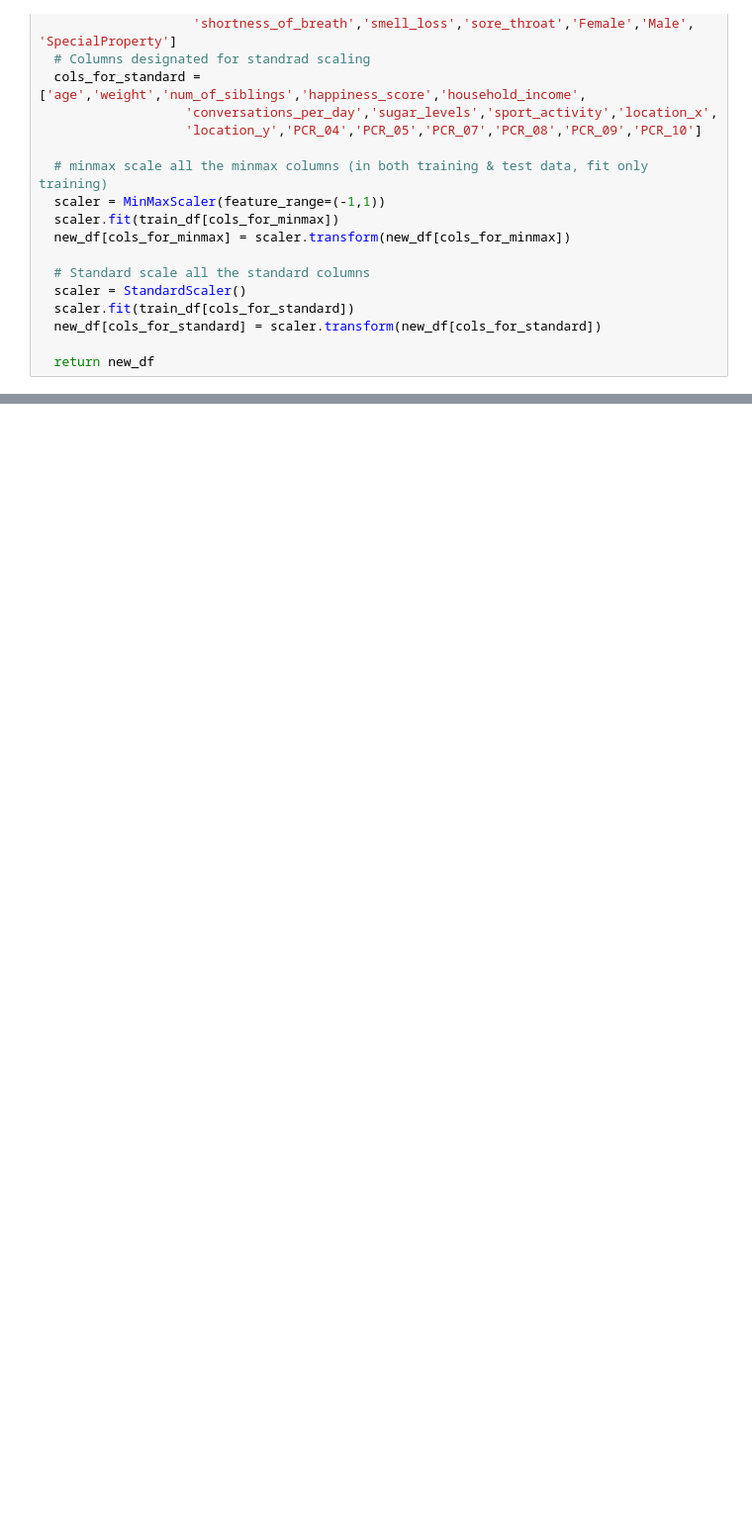
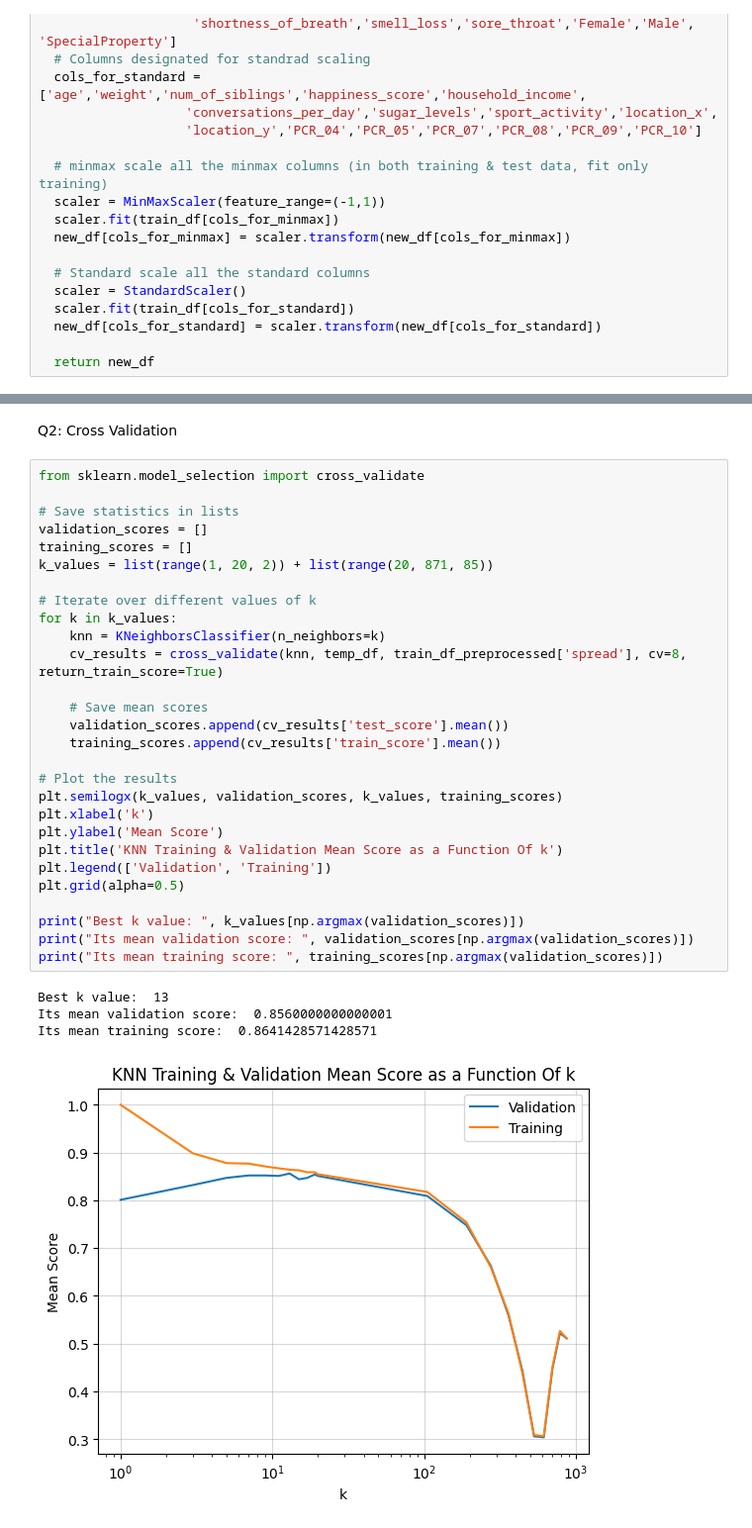
Before and after one commit to YonatanRozen/IML_MAJOR2, a Jupyter notebook: Major_HW2.ipynb, the cells around one changed output, grey strips where cells are left out. Shown at 99% size. Cells and saved outputs as stored; diff of their text form; blank space fills up the shorter version.

```diff
--- a/Major_HW2.ipynb
+++ b/Major_HW2.ipynb
@@ -206,0 +220,35 @@ NameError: name 'data_train_original' is not defined
+# %% [markdown]
+Q2: Cross Validation
+# %%
+from sklearn.model_selection import cross_validate
+
+# Save statistics in lists
+validation_scores = []
+training_scores = []
+k_values = list(range(1, 20, 2)) + list(range(20, 871, 85))
+
+# Iterate over different values of k
+for k in k_values:
+    knn = KNeighborsClassifier(n_neighbors=k)
+    cv_results = cross_validate(knn, temp_df, train_df_preprocessed['spread'], cv=8, return_train_score=True)
+
+    # Save mean scores
+    validation_scores.append(cv_results['test_score'].mean())
+    training_scores.append(cv_results['train_score'].mean())
+
+# Plot the results
+plt.semilogx(k_values, validation_scores, k_values, training_scores)
+plt.xlabel('k')
+plt.ylabel('Mean Score')
+plt.title('KNN Training & Validation Mean Score as a Function Of k')
+plt.legend(['Validation', 'Training'])
+plt.grid(alpha=0.5)
+
+print("Best k value: ", k_values[np.argmax(validation_scores)])
+print("Its mean validation score: ", validation_scores[np.argmax(validation_scores)])
+print("Its mean training score: ", training_scores[np.argmax(validation_scores)])
+# %% [output]
+Best k value:  13
+Its mean validation score:  0.8560000000000001
+Its mean training score:  0.8641428571428571
+[figure, added]
```
Also changed, not shown: parts of 11 cells of this notebook.
